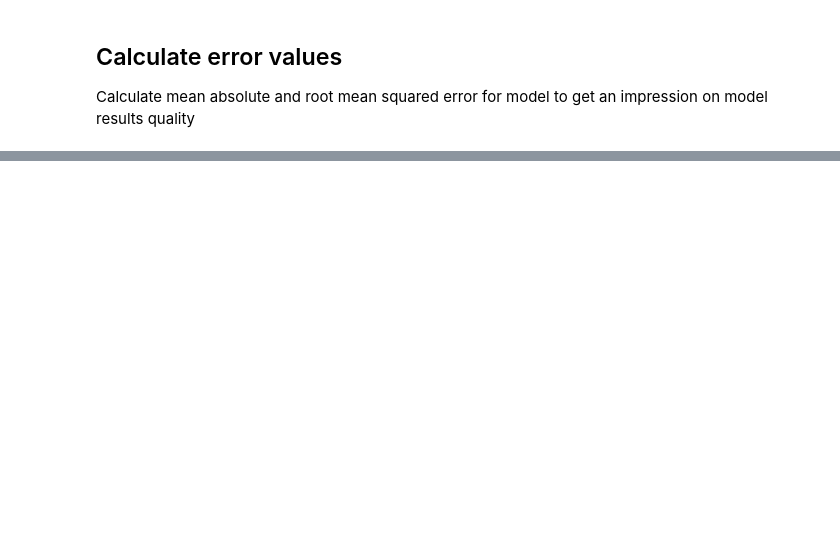
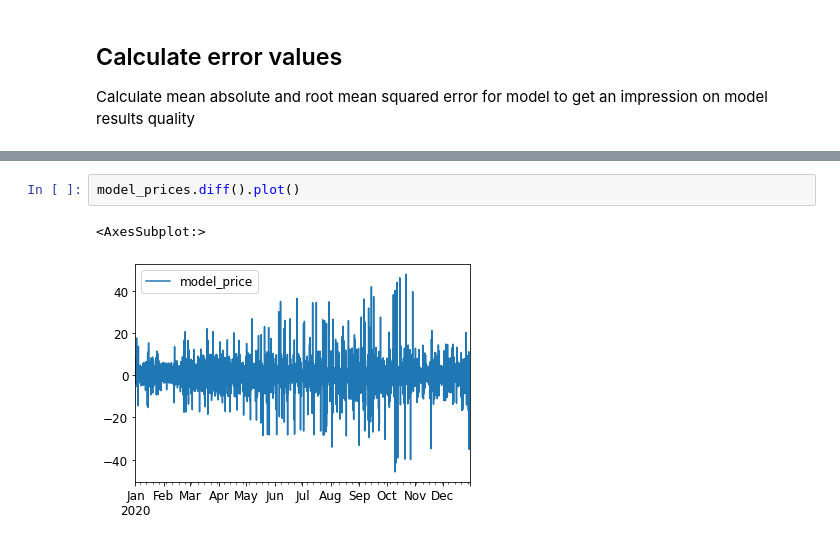
Before and after one commit to pommes-public/pommesevaluation, a Jupyter notebook: power_price_validation.ipynb, the cells around one changed output, grey strips where cells are left out. Saved outputs shown, nothing was run; the diff lists cells and outputs as text; blank space fills up the shorter version.

```diff
--- a/power_price_validation.ipynb
+++ b/power_price_validation.ipynb
@@ -303,0 +363,5 @@ model_prices.idxmin()
+# %%
+model_prices.diff().plot()
+# %% [output]
+<AxesSubplot:>
+[figure, added]
```
Also changed, not shown: parts of 24 cells of this notebook, 1 other file.
